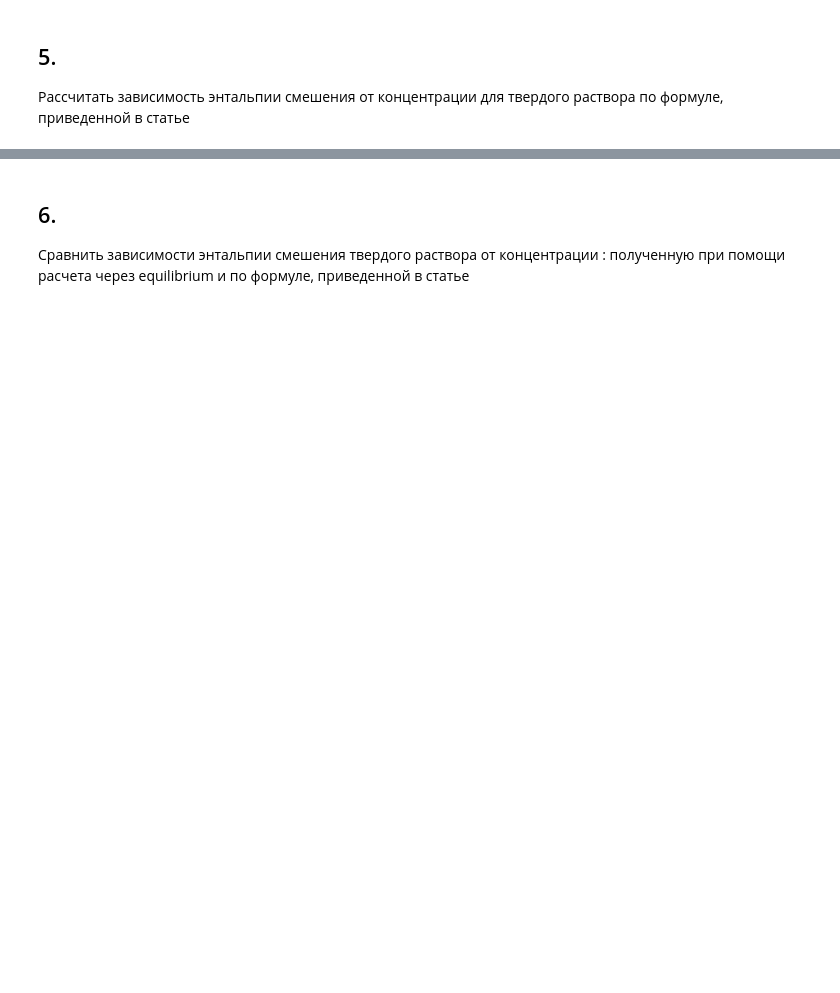
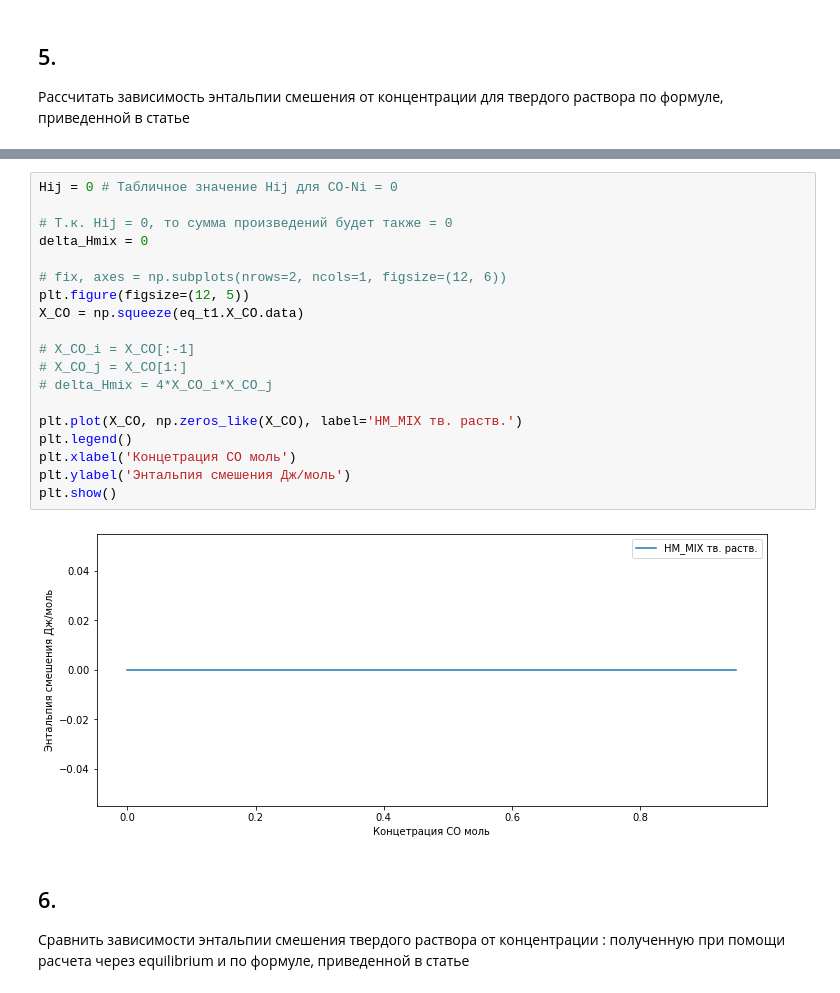
Before and after one commit to sobolevV/thermo, a Jupyter notebook: lab2.ipynb, the cells around one changed output, grey strips where cells are left out. Saved outputs shown, nothing was run; the diff lists cells and outputs as text; blank space fills up the shorter version.

```diff
--- a/lab2.ipynb
+++ b/lab2.ipynb
@@ -65,3 +79,24 @@ R =
+# %%
+Hij = 0 # Табличное значение Hij для CO-Ni = 0
+
+# Т.к. Hij = 0, то сумма произведений будет также = 0
+delta_Hmix = 0
+
+# fix, axes = np.subplots(nrows=2, ncols=1, figsize=(12, 6))
+plt.figure(figsize=(12, 5))
+X_CO = np.squeeze(eq_t1.X_CO.data)
+
+# X_CO_i = X_CO[:-1]
+# X_CO_j = X_CO[1:]
+# delta_Hmix = 4*X_CO_i*X_CO_j
+
+plt.plot(X_CO, np.zeros_like(X_CO), label='HM_MIX тв. раств.')
+plt.legend()
+plt.xlabel('Концетрация CO моль')
+plt.ylabel('Энтальпия смешения Дж/моль')
+plt.show()
+# %% [output]
+[figure, added]
 # %% [markdown]
 ## 6.
 Сравнить зависимости энтальпии смешения твердого раствора от концентрации : полученную при помощи расчета через equilibrium  и по формуле, приведенной в статье
```
Also changed, not shown: parts of 19 cells of this notebook, 14 other files.
